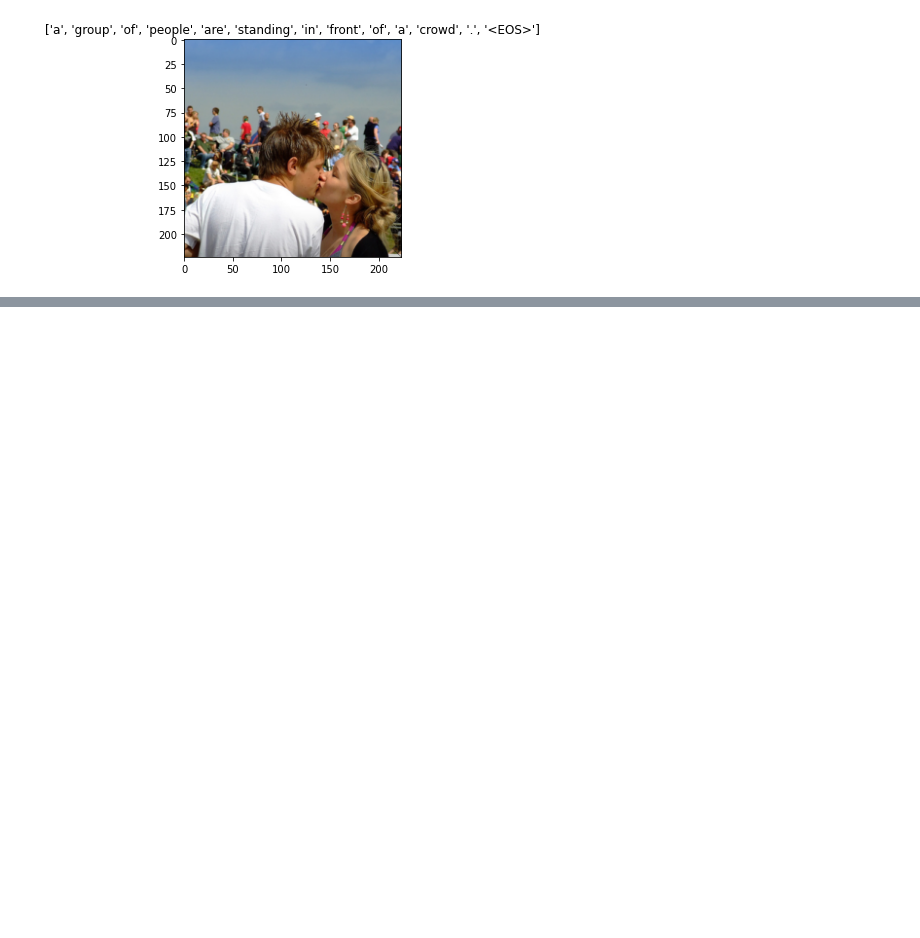
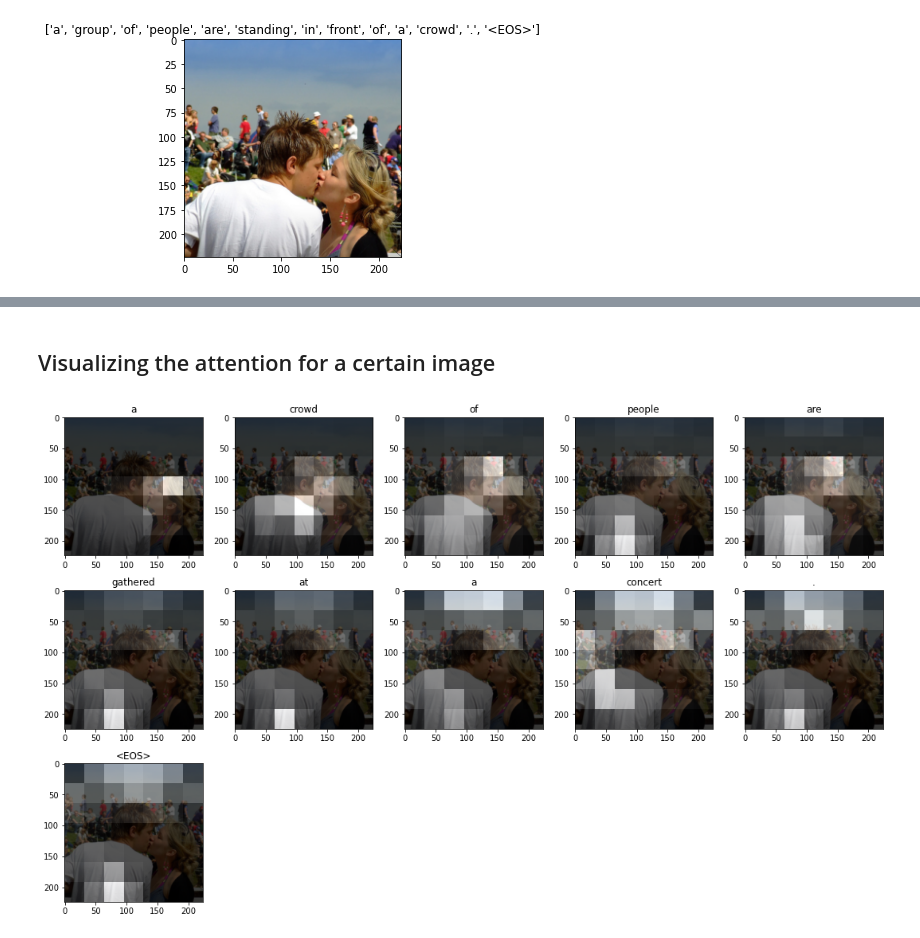
Before and after one commit to DCC-UAB/Image_Captioning, a Jupyter notebook: SRC/Visualization.ipynb, the cells around one changed output, grey strips where cells are left out. Cells and saved outputs as stored; diff of their text form; code cells hidden in the pictures; blank space fills up the shorter version.

```diff
--- a/SRC/Visualization.ipynb
+++ b/SRC/Visualization.ipynb
@@ -33,0 +146,14 @@ show_image(image, caption)
+# %% [markdown]
+## Visualizing the attention for a certain image
+# %%
+test_loader_showing = deepcopy(test_loader)
+dataiter = iter(test_loader_showing)
+images,_ = next(dataiter)
+
+img = images[0].detach().clone()
+img1 = images[0].detach().clone()
+caps,alphas = get_caps_from(model, img.unsqueeze(0), vocab, device)
+
+plot_attention(img1, caps, alphas)
+# %% [output]
+[figure, added]
```
Also changed, not shown: parts of 17 cells of this notebook, 1 other file.
